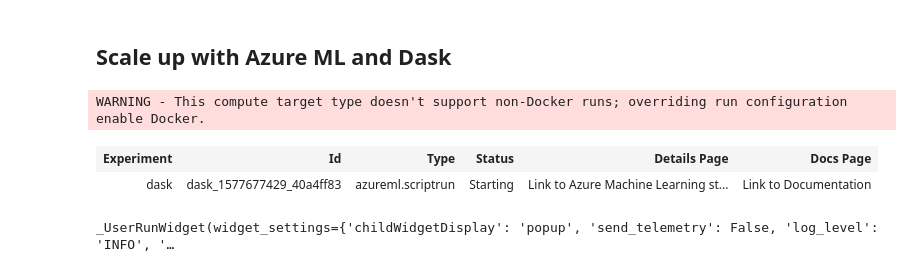
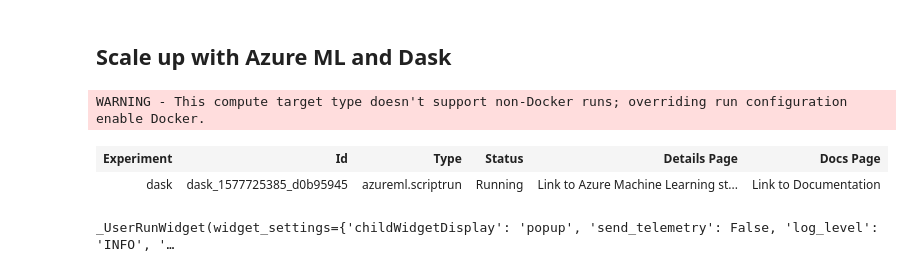
Before and after one commit to lostmygithubaccount/dasky, a Jupyter notebook: example.ipynb, the cells around one changed output. Cells and saved outputs as stored; diff of their text form; code cells hidden in the pictures.

```diff
--- a/example.ipynb
+++ b/example.ipynb
@@ -63,7 +41,7 @@ ws
 # %% [output]
 Workspace.create(name='bigdata', subscription_id='6560575d-fa06-4e7d-95fb-f962e74efd7a', resource_group='copetersrg')
 # %%
-env_name = 'dasky'
+env_name = 'dask7'
 
 if env_name not in ws.environments:
     env = Environment.from_existing_conda_environment(env_name, 'azureml_py36')
@@ -265,31 +243,31 @@ c.close()
 # %%
 exp_name   = 'dask'
 mount      = False
 data_path  = '/mnt/noaa'
 dset_input = ds.as_named_input('data').as_mount(data_path) if mount else ds.as_named_input('data').as_download(data_path)
 
 script_params = {
     '--datastore': ws.get_default_datastore(),
     #'--script'   : 'run.py' # run code in run.py on cluster and teardown (batch processing)
 }
 
 est = Estimator('setup',
                 compute_target          = ct,
                 entry_script            = 'start.py',
                 environment_definition  = env,
                 script_params           = script_params,
                 inputs                  = [dset_input],
-                node_count              = 45,
+                node_count              = 20,
                 distributed_training    = MpiConfiguration()
                )
 
-#run = next(ws.experiments[exp_name].get_runs()) # use this to get existing run (if kernel restarted, etc)
-run = Experiment(ws, exp_name).submit(est)
+run = next(ws.experiments[exp_name].get_runs()) # use this to get existing run (if kernel restarted, etc)
+#run = Experiment(ws, exp_name).submit(est)
 run
 # %% [output]
 WARNING - This compute target type doesn't support non-Docker runs; overriding run configuration enable Docker.
 | Experiment | Id | Type | Status | Details Page | Docs Page |
-| dask | dask_1577677429_40a4ff83 | azureml.scriptrun | Starting | Link to Azure Machine Learning st... | Link to Documentation |
+| dask | dask_1577725385_d0b95945 | azureml.scriptrun | Running | Link to Azure Machine Learning st... | Link to Documentation |
 # %%
 RunDetails(run).show()
 # %% [output]
```
Also changed, not shown: parts of 64 cells of this notebook.
